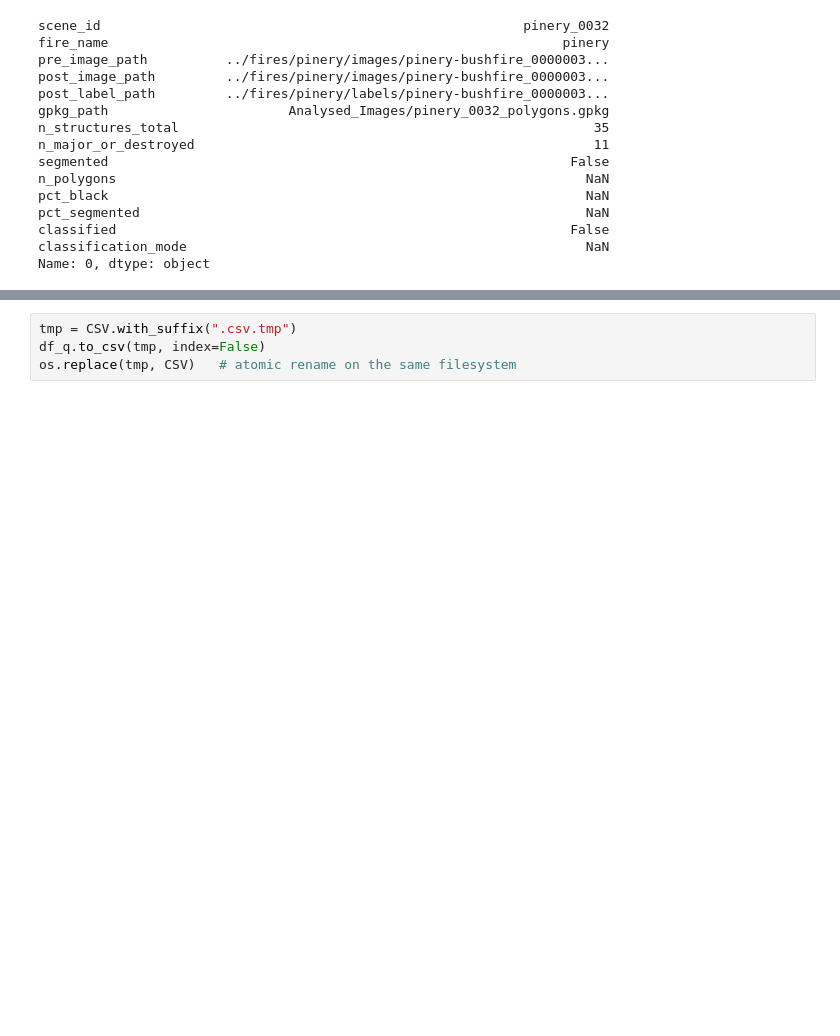
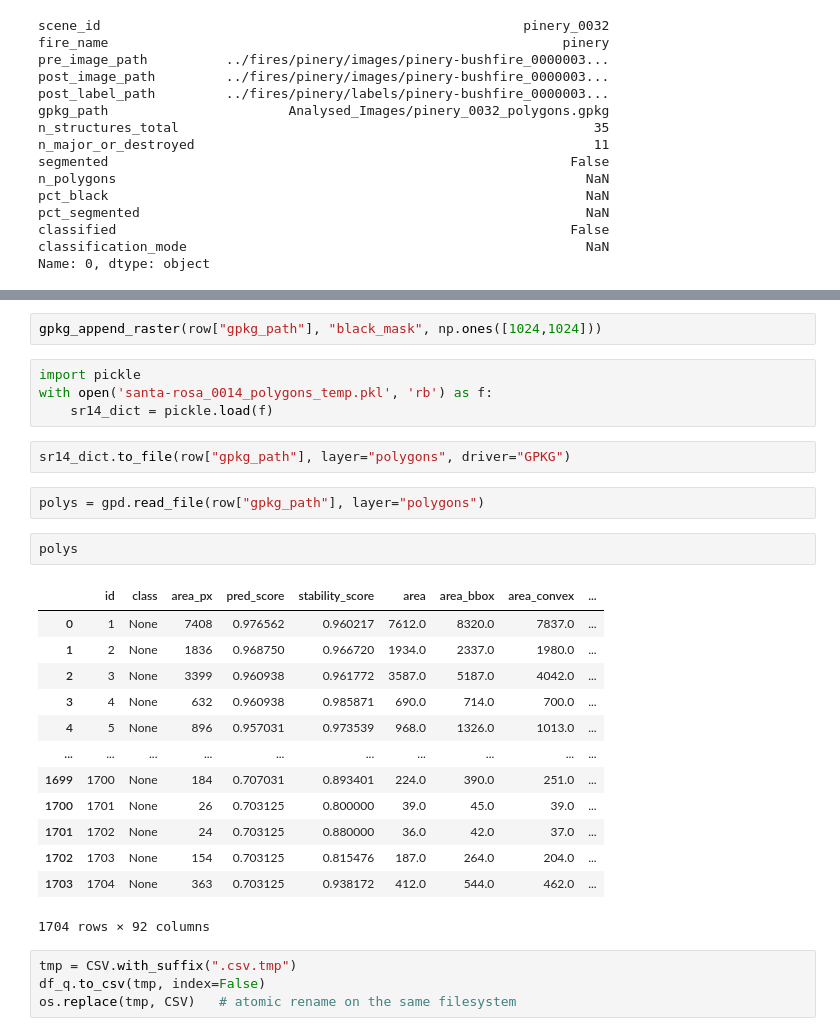
Before and after one commit to Abdullahr29/WUI_Risk_Analysis, a Jupyter notebook: data_preprocessing.ipynb, the cells around one changed output, grey strips where cells are left out. Drawn from its saved outputs; the diff is of its cells as text; blank space fills up the shorter version.

```diff
--- a/data_preprocessing.ipynb
+++ b/data_preprocessing.ipynb
@@ -425,3 +451,29 @@ Name: 0, dtype: object
+# %%
+gpkg_append_raster(row["gpkg_path"], "black_mask", np.ones([1024,1024]))
+# %%
+import pickle
+with open('santa-rosa_0014_polygons_temp.pkl', 'rb') as f:
+    sr14_dict = pickle.load(f)
+# %%
+sr14_dict.to_file(row["gpkg_path"], layer="polygons", driver="GPKG")
+# %%
+polys = gpd.read_file(row["gpkg_path"], layer="polygons")
+# %%
+polys
+# %% [output]
+|  | id | class | area_px | pred_score | stability_score | area | area_bbox | area_convex | ... |
+| 0 | 1 | None | 7408 | 0.976562 | 0.960217 | 7612.0 | 8320.0 | 7837.0 | ... |
+| 1 | 2 | None | 1836 | 0.968750 | 0.966720 | 1934.0 | 2337.0 | 1980.0 | ... |
+| 2 | 3 | None | 3399 | 0.960938 | 0.961772 | 3587.0 | 5187.0 | 4042.0 | ... |
+| 3 | 4 | None | 632 | 0.960938 | 0.985871 | 690.0 | 714.0 | 700.0 | ... |
+| 4 | 5 | None | 896 | 0.957031 | 0.973539 | 968.0 | 1326.0 | 1013.0 | ... |
+| ... | ... | ... | ... | ... | ... | ... | ... | ... | ... |
+| 1699 | 1700 | None | 184 | 0.707031 | 0.893401 | 224.0 | 390.0 | 251.0 | ... |
+| 1700 | 1701 | None | 26 | 0.703125 | 0.800000 | 39.0 | 45.0 | 39.0 | ... |
+| 1701 | 1702 | None | 24 | 0.703125 | 0.880000 | 36.0 | 42.0 | 37.0 | ... |
+| 1702 | 1703 | None | 154 | 0.703125 | 0.815476 | 187.0 | 264.0 | 204.0 | ... |
+| 1703 | 1704 | None | 363 | 0.703125 | 0.938172 | 412.0 | 544.0 | 462.0 | ... |
+1704 rows × 92 columns
 # %%
 tmp = CSV.with_suffix(".csv.tmp")
 df_q.to_csv(tmp, index=False)
```
Also changed, not shown: parts of 1 cell of this notebook.
